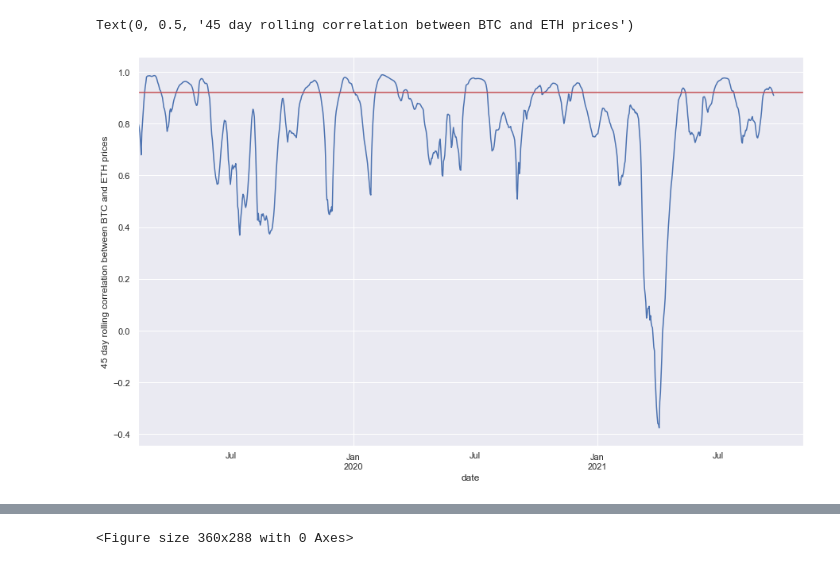
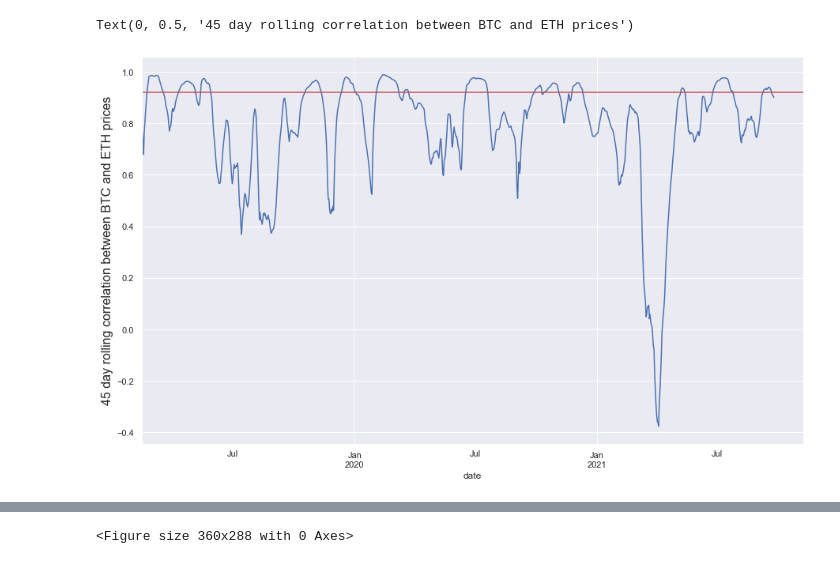
Before and after one commit to vedamy/Week_8_Project, a Jupyter notebook: week_8_project.py.ipynb, the cells around one changed output, grey strips where cells are left out. Cells and saved outputs as stored; diff of their text form; code cells hidden in the pictures.

```diff
--- a/week_8_project.py.ipynb
+++ b/week_8_project.py.ipynb
@@ -110,7 +69,7 @@ crypto_data.corr()
 # %%
 ax = crypto_data['BTC (USD)'].rolling(window = 45).corr(crypto_data['ETH (USD)']).plot(figsize = (15, 9))
 ax.axhline(crypto_data.corr().iloc[0,1], c = 'r')
-ax.set_ylabel('45 day rolling correlation between BTC and ETH prices')
+ax.set_ylabel('45 day rolling correlation between BTC and ETH prices', fontsize=16)
 # %% [output]
 Text(0, 0.5, '45 day rolling correlation between BTC and ETH prices')
-[figure, old version]
+[figure, new version]
```
Also changed, not shown: parts of 14 cells of this notebook.
